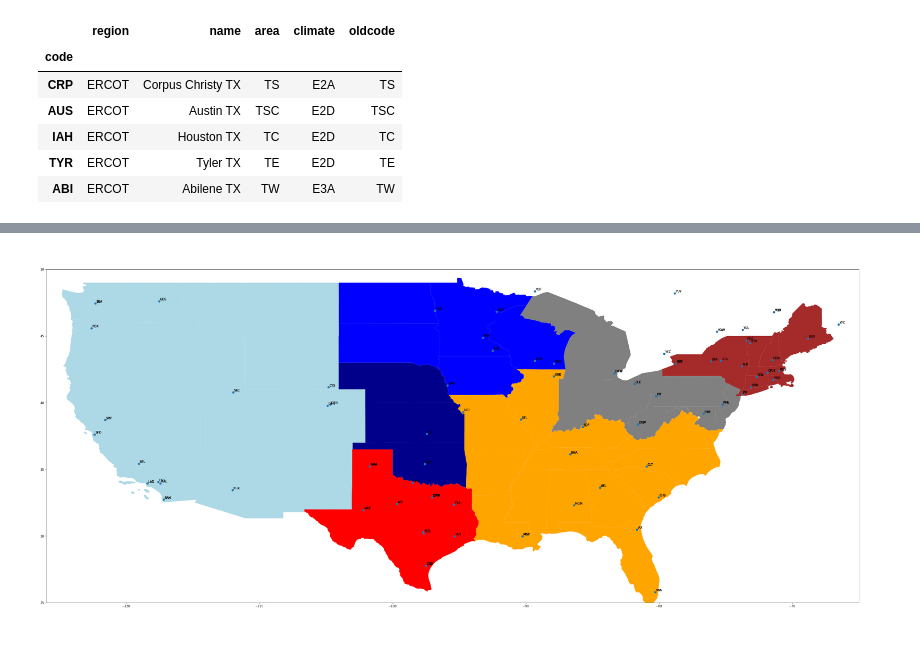
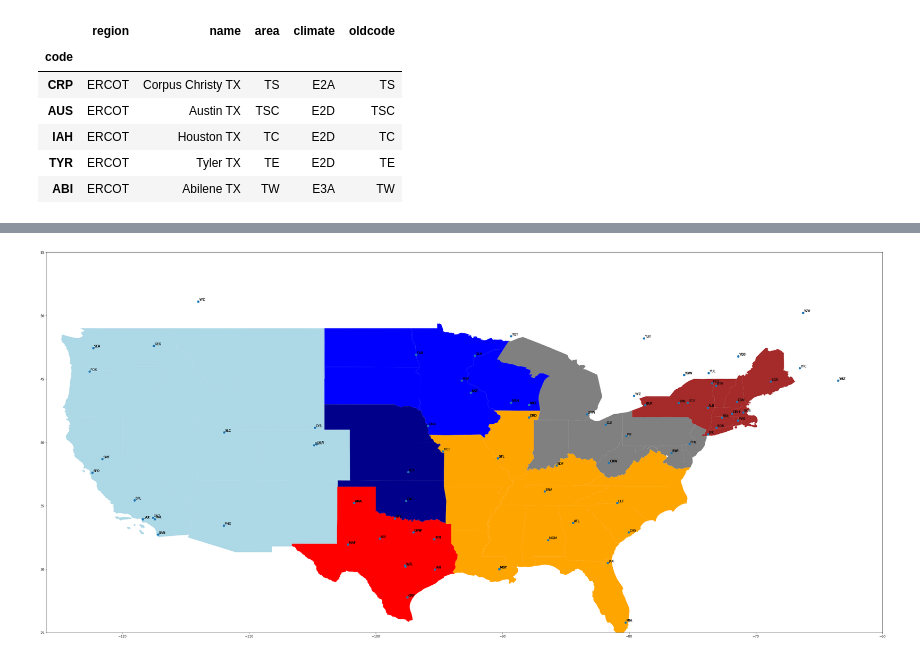
Before and after one commit to slacgismo/loadinsight, a Jupyter notebook: nercmap/NERC Map Generator.ipynb, the cells around one changed output, grey strips where cells are left out. Drawn from its saved outputs; the diff is of its cells as text; code cells hidden in the pictures.

```diff
--- a/nercmap/NERC Map Generator.ipynb
+++ b/nercmap/NERC Map Generator.ipynb
@@ -126,0 +125,6 @@ cities = bts_gdf.join(city_data)[cities.region.isnull()==False]
+# %%
+cities = bts_gdf.join(city_data)
+cities = cities[cities.AIRPORT_THRU_DATE.notnull()]
+cities.dropna(subset=["region"],inplace=True)
+#cities.drop(invalid.index,inplace=True)
+cities.head()
@@ -127,18 +139,18 @@ cities = bts_gdf.join(city_data)[cities.region.isnull()==False]
 # %%
 base = nerc_gdf.plot(figsize=(48,24),color="white")
 base = nerc_gdf[nerc_gdf.NERCarea=="WECC"].plot(ax=base,color="lightblue")
 base = nerc_gdf[nerc_gdf.NERCarea=="ERCOT"].plot(ax=base,color="red")
 base = nerc_gdf[nerc_gdf.NERCarea=="MRO"].plot(ax=base,color="blue")
 base = nerc_gdf[nerc_gdf.NERCarea=="SPP"].plot(ax=base,color="darkblue")
 base = nerc_gdf[nerc_gdf.NERCarea=="SERC"].plot(ax=base,color="orange")
 base = nerc_gdf[nerc_gdf.NERCarea=="RF"].plot(ax=base,color="grey")
 base = nerc_gdf[nerc_gdf.NERCarea=="NPCC"].plot(ax=base,color="brown")
 base = cities.plot(ax=base)
-base.set_xlim(-126,-65)
-base.set_ylim(25,50)
+base.set_xlim(-126,-60)
+base.set_ylim(25,55)
 for x,y,t in zip(cities.geometry.x,cities.geometry.y,cities.index):
     base.annotate(t,xy=(x,y),xytext=(3,3),textcoords="offset points")
 base.plot()
 plt.savefig("lmtfmap.png")
 # %% [output]
-[figure, old version]
+[figure, new version]
```
Also changed, not shown: parts of 3 cells of this notebook, 1 other file.
